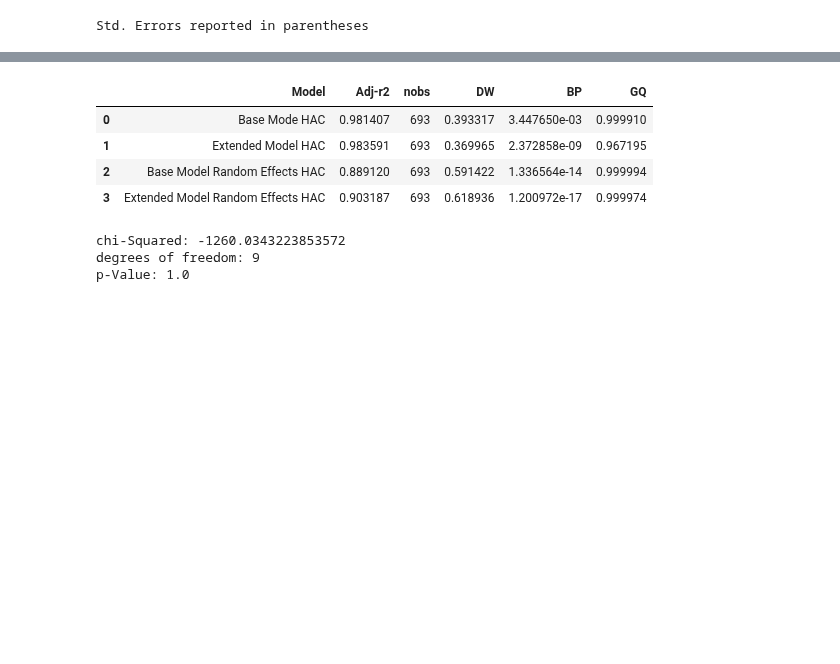
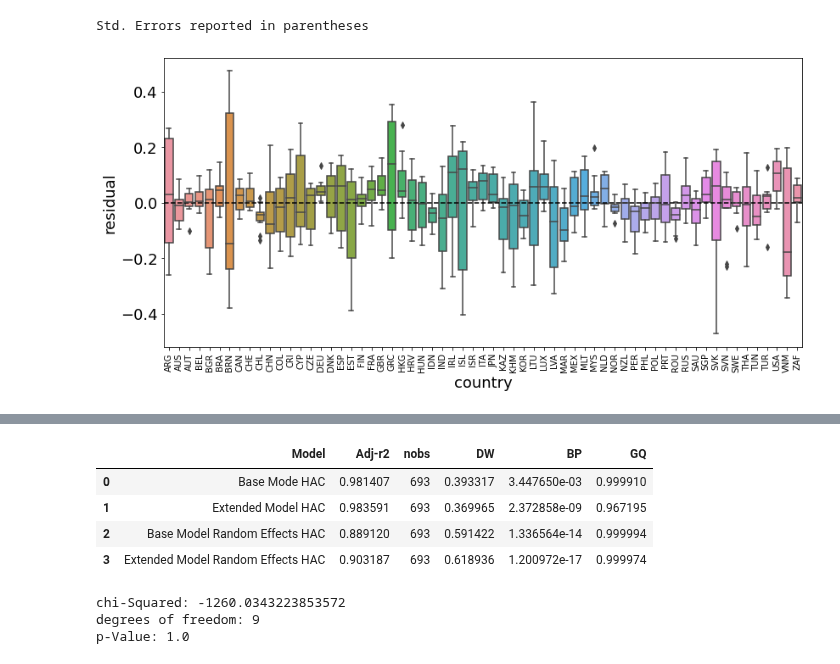
Before and after one commit to jaimeoliver1/social_capital_in_trade_networks, a Jupyter notebook: notebooks/01_01_linear_models_social_capital.ipynb, the cells around one changed output, grey strips where cells are left out. Saved outputs shown, nothing was run; the diff lists cells and outputs as text; code cells hidden in the pictures; blank space fills up the shorter version.

```diff
--- a/notebooks/01_01_linear_models_social_capital.ipynb
+++ b/notebooks/01_01_linear_models_social_capital.ipynb
@@ -279,3 +279,17 @@ Model Comparison
 | human_in_favor |  | 0.0164*** |  | 0.0295*** |
 |  |  | (0.0023) |  | (0.0054) |
 Std. Errors reported in parentheses
+# %%
+df_resids = pd.DataFrame(extended_model_re_hac.resids).reset_index()
+
+fig, ax = plt.subplots(figsize = (12,6))
+sns.boxplot(data = df_resids, x = 'country', y = 'residual', ax=ax)
+plt.axhline(y=0, color='k', linestyle='--')
+ax.set_xticklabels(ax.xaxis.get_majorticklabels(), rotation=90, fontsize=10)
+
+plt.tight_layout()
+save_to = os.path.join(Path(os.getcwd()).parent.resolve(), 'reports', 'figures', f'residuals_by_country.png')
+plt.savefig(save_to, transparent=False)
+plt.show()
+# %% [output]
+[figure, added]
```
Also changed, not shown: parts of 2 cells of this notebook, 2 other files.
